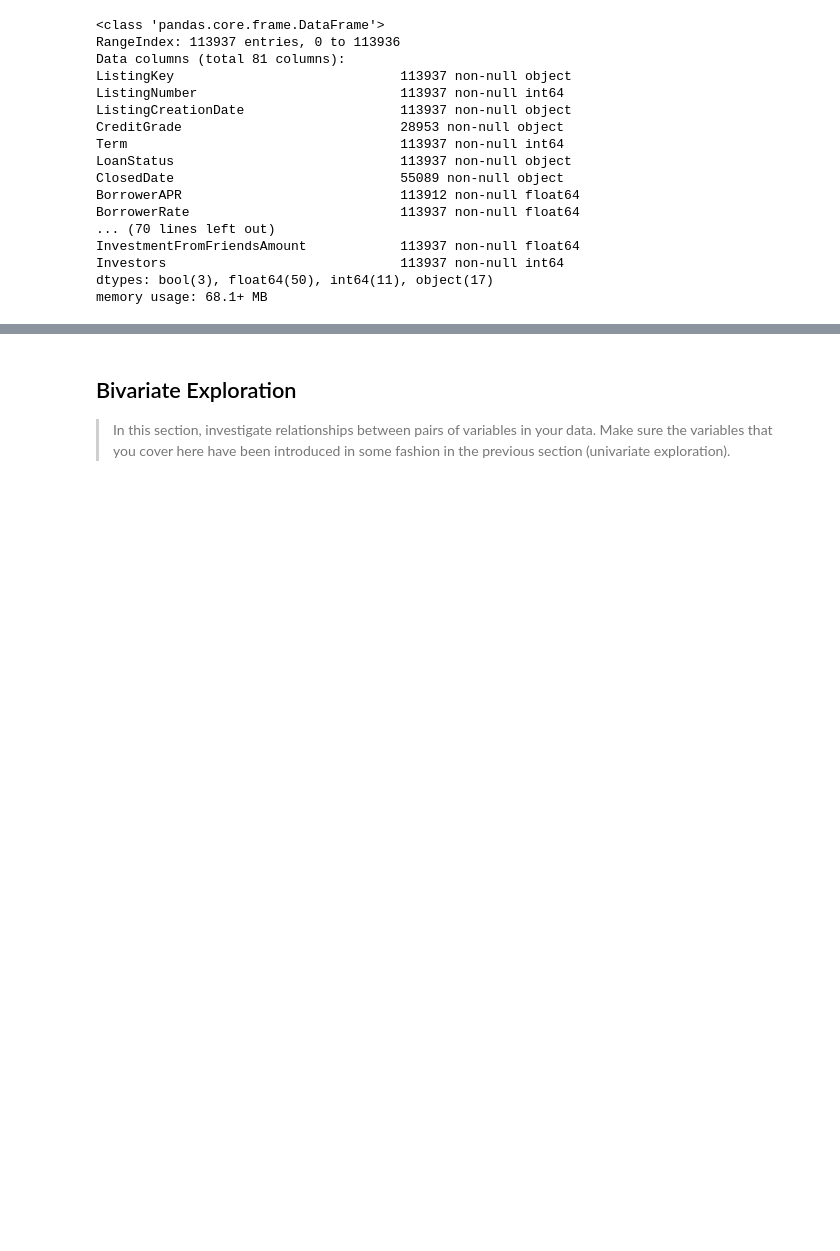
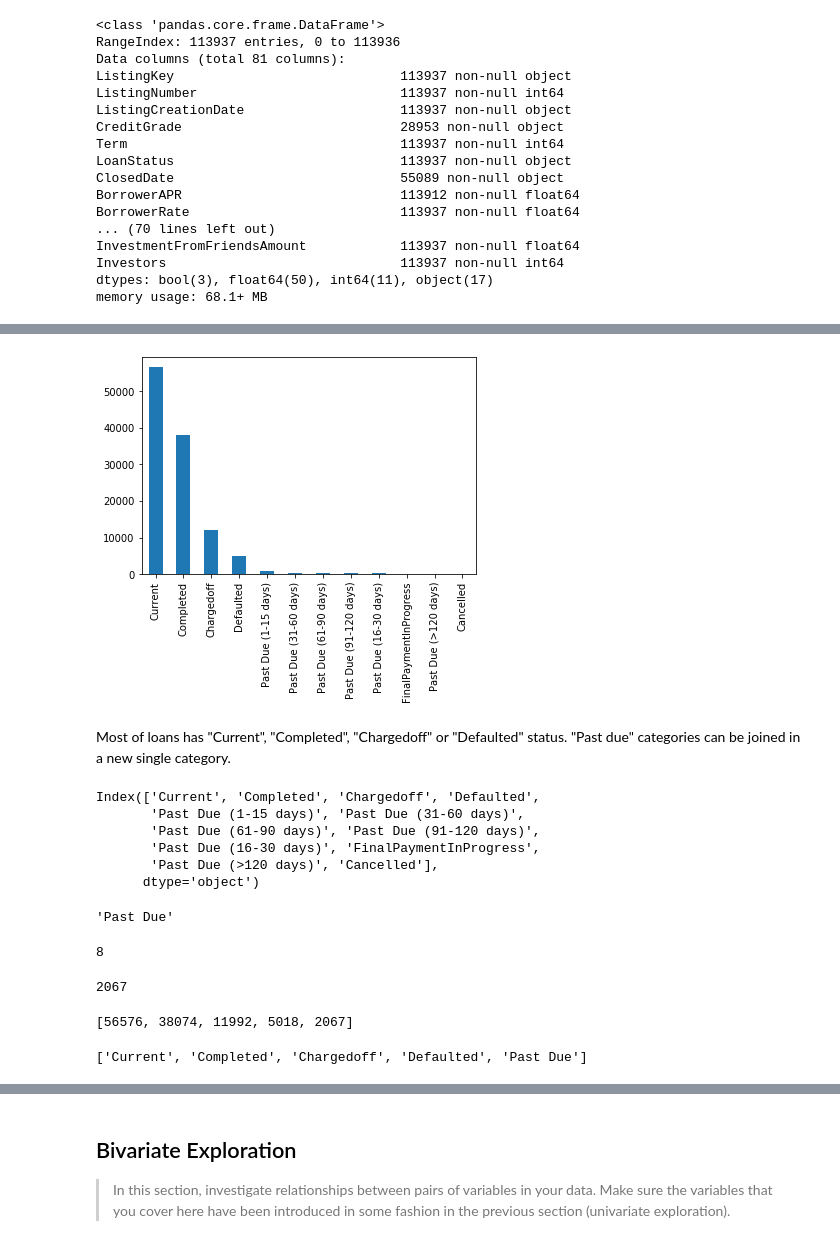
Before and after one commit to daniel-guarino/project05-communicate-data-findings, a Jupyter notebook: exploration_template.ipynb, the cells around one changed output, grey strips where cells are left out. Drawn from its saved outputs; the diff is of its cells as text; code cells hidden in the pictures; blank space fills up the shorter version.

```diff
--- a/exploration_template.ipynb
+++ b/exploration_template.ipynb
@@ -111,0 +217,50 @@ you plan on investigating next.
+# %%
+df_loan['LoanStatus'].value_counts().plot(kind='bar');
+# %% [output]
+[figure, added]
+# %% [markdown]
+Most of loans has "Current", "Completed", "Chargedoff" or "Defaulted" status. "Past due" categories can be joined in a new single category.
+# %%
+df_loan['LoanStatus'].value_counts().index
+# %% [output]
+Index(['Current', 'Completed', 'Chargedoff', 'Defaulted',
+       'Past Due (1-15 days)', 'Past Due (31-60 days)',
+       'Past Due (61-90 days)', 'Past Due (91-120 days)',
+       'Past Due (16-30 days)', 'FinalPaymentInProgress',
+       'Past Due (>120 days)', 'Cancelled'],
+      dtype='object')
+# %%
+df_loan['LoanStatus'].value_counts().index[5][:8]
+# %% [output]
+'Past Due'
+# %%
+#string assignment and count
+past_due = df_loan['LoanStatus'].value_counts().index[5][:8]
+len(past_due)
+# %% [output]
+8
+# %%
+# sum of all "Past Due" status in a single list
+past_due_list = []
+for index in df_loan['LoanStatus'].value_counts().index:
+    if index[:8] == past_due:
+        past_due_list.append(df_loan['LoanStatus'].value_counts()[index])
+
+past_due_sum = sum(past_due_list )
+past_due_sum
+# %% [output]
+2067
+# %%
+# make a list with Current, Completed, Chargedoff values
+loan_status_list = list(df_loan['LoanStatus'].value_counts()[0:4])
+loan_status_list.append(past_due_sum)
+loan_status_list
+# %% [output]
+[56576, 38074, 11992, 5018, 2067]
+# %%
+# make a list with Current, Completed, Chargedoff column names
+column_name = list(df_loan['LoanStatus'].value_counts().index[0:4])
+column_name.append(past_due)
+column_name
+# %% [output]
+['Current', 'Completed', 'Chargedoff', 'Defaulted', 'Past Due']
```
Also changed, not shown: parts of 105 cells of this notebook, 2 other files.
